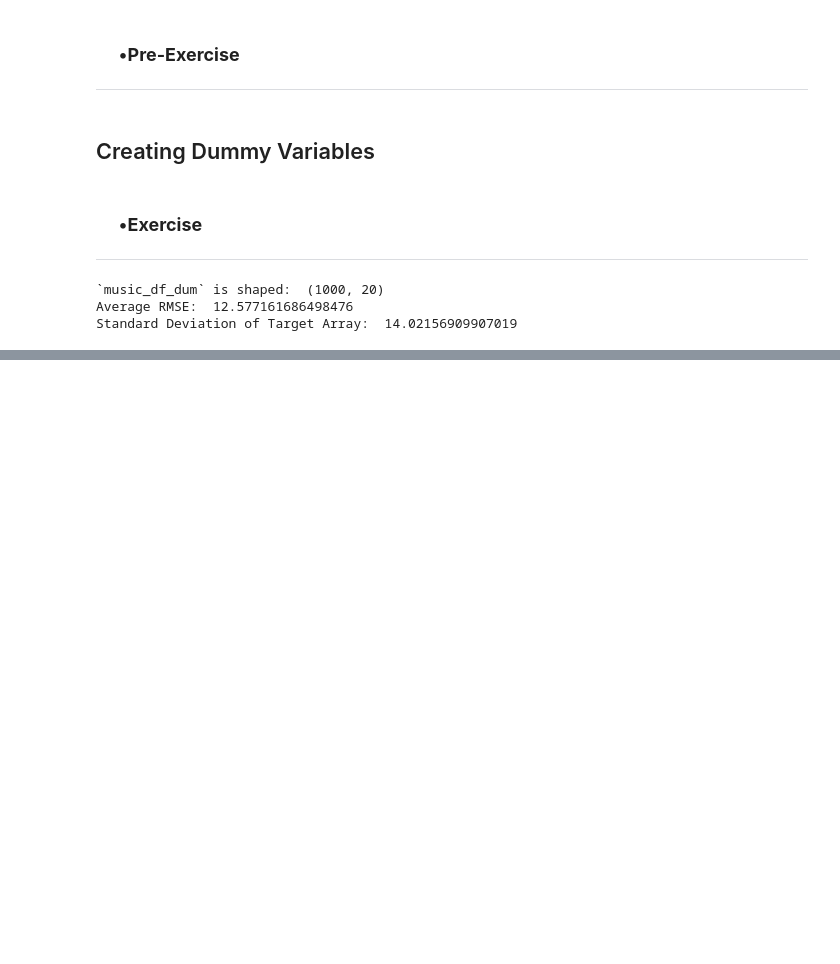
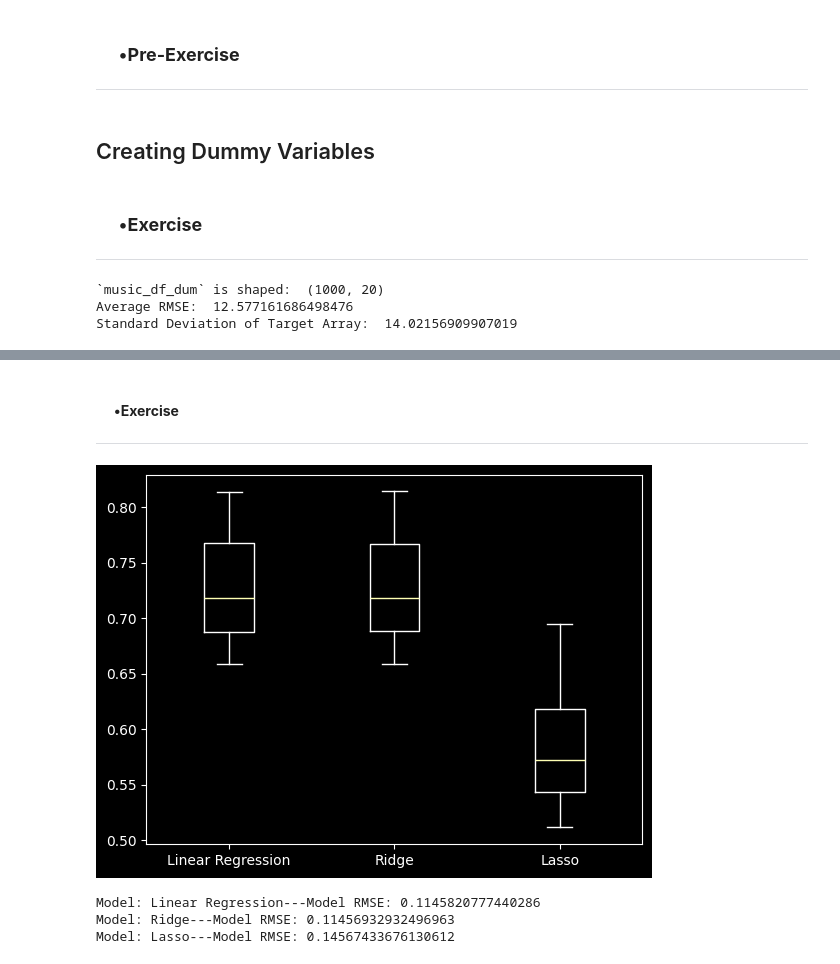
Before and after one commit to wanderduck/Python_DataScience_Examples, a Jupyter notebook: notebooks/scikit-learn_supervised_learning.ipynb, the cells around one changed output, grey strips where cells are left out. Cells and saved outputs as stored; diff of their text form; code cells hidden in the pictures; blank space fills up the shorter version.

```diff
--- a/notebooks/scikit-learn_supervised_learning.ipynb
+++ b/notebooks/scikit-learn_supervised_learning.ipynb
@@ -476,0 +492,2 @@ Standard Deviation of Target Array:  14.02156909907019
+# %%
+dirty_music_df = pd.read_csv('~/000_Duckspace/Learning/DataScience/Python_DataScience_Examples/data/scikit-learn_supervised_learning/Music/music_UNCLEAN.csv')
@@ -476,0 +518,3 @@ Standard Deviation of Target Array:  14.02156909907019
+# %%
+# drop `NA` values from columns with less than `50`
+dirty_music_df = dirty_music_df.dropna(subset=['genre', 'popularity', 'loudness', 'liveness', 'tempo'])
@@ -476,0 +530,3 @@ Standard Deviation of Target Array:  14.02156909907019
+# %%
+#convert `genre` column into binary feature
+dirty_music_df['genre'] = np.where(dirty_music_df['genre']== 'Rock', 1, 0)
@@ -476,0 +733,54 @@ Standard Deviation of Target Array:  14.02156909907019
+# %% [markdown]
+#### &nbsp;&nbsp;&nbsp;&nbsp; •**Exercise**
+
+---
+# %%
+# scikit-learn imports used here
+from sklearn.model_selection import train_test_split, KFold, cross_val_score
+from sklearn.linear_model import LinearRegression, Ridge, Lasso
+from sklearn.metrics import root_mean_squared_error
+
+
+# define variables: X, y
+X = dirty_music_df.drop('energy', axis=1).values
+y = dirty_music_df['energy'].values
+
+# make train/test sets: X_train, X_test, y_train, y_test
+X_train, X_test, y_train, y_test = train_test_split(X, y, test_size=0.21, random_state=1234)
+
+
+# create a models dictionary instantiating LinearRegression, Ridge with `alpha=0.07`, and Lasso with `alpha=0.07`: models, Linear Regression, Ridge, Lasso
+models = {'Linear Regression': LinearRegression(), 'Ridge': Ridge(alpha=0.07), 'Lasso': Lasso(alpha=0.07)}
+# create empty results list: results
+results =[]
+
+# loop through `models.values()`: model
+for model_r in models.values():
+    # instantiate KFold with `n_splits=12`: kf
+    kf = KFold(n_splits=12, shuffle=True, random_state=383)
+	# perform cross_val_score with `model` `X_train_impSca`, `y_train_impSca`, and `cv=kf`: cv_score
+    cv_score = cross_val_score(model_r, X_train, y_train,  cv=kf)
+	# append `cv_score` to `results`
+    results.append(cv_score)
+
+
+# create boxplot of `results` and show plot
+plt.boxplot(results, tick_labels=models.keys())
+plt.show()
+
+
+# loop through `models.items()`: name, model
+for name, model in models.items():
+    # fit `model`
+    model.fit(X_train, y_train)
+	# make predictions: y_pred
+    y_pred = model.predict(X_test)
+	# calculate root_mean_squared_error: model_rmse
+    model_rmse = root_mean_squared_error(y_test, y_pred)
+	# print `model_rmse` for each `name`
+    print(f'Model: {name}---Model RMSE: {model_rmse}')
+# %% [output]
+[figure, added]
+Model: Linear Regression---Model RMSE: 0.1145820777440286
+Model: Ridge---Model RMSE: 0.11456932932496963
+Model: Lasso---Model RMSE: 0.14567433676130612
```
Also changed, not shown: parts of 25 cells of this notebook, 1 other file.
